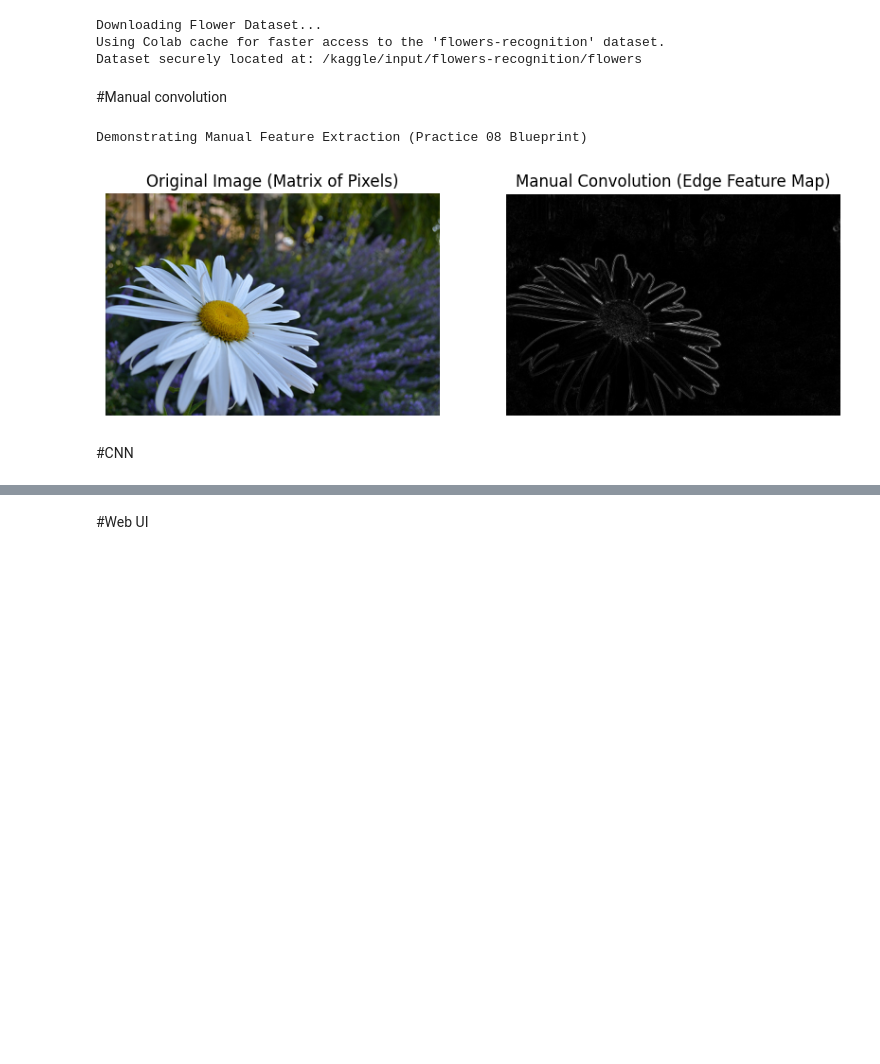
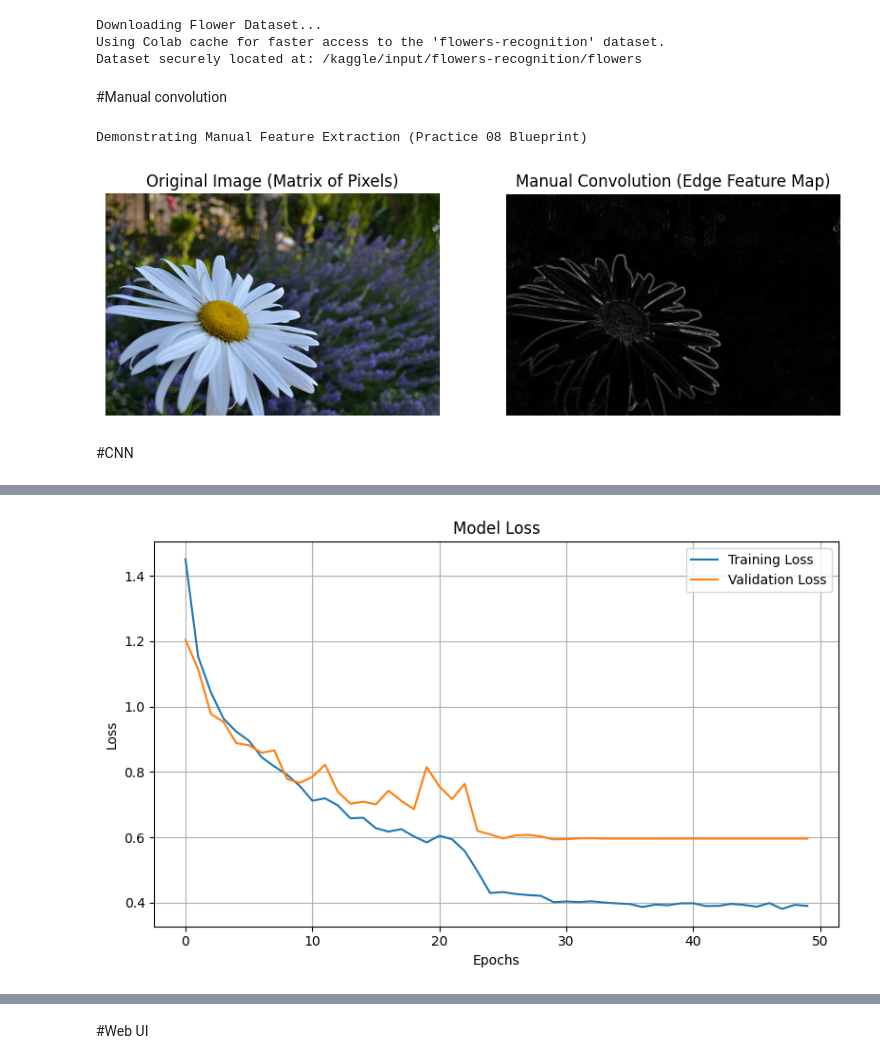
Before and after one commit to lelcash/Flower-Detection, a Jupyter notebook: Flower_Detection.ipynb, the cells around one changed output, grey strips where cells are left out. Cells and saved outputs as stored; diff of their text form; code cells hidden in the pictures; blank space fills up the shorter version.

Commit message:
Improved model. Training accuracy and loss plots.

```diff
--- a/Flower_Detection.ipynb
+++ b/Flower_Detection.ipynb
@@ -195,0 +200,94 @@ Found Convolutional layer at index 1.
+# %%
+img_height = 150
+img_width = 150
+
+
+def build_cnn_model(img_height, img_width, num_classes):
+    model = models.Sequential([
+        layers.RandomFlip("horizontal", input_shape=(img_height, img_width, 3)),
+        layers.RandomRotation(0.1),
+        layers.RandomZoom(0.1),
+
+        layers.Rescaling(1./255),
+
+        layers.Conv2D(32, 5, padding='same', activation='relu'),
+        layers.MaxPooling2D(),
+
+        layers.Conv2D(64, 3, padding='same', activation='relu'),
+        layers.MaxPooling2D(),
+
+        layers.Conv2D(96, 3, padding='same', activation='relu'),
+        layers.MaxPooling2D(),
+
+        layers.Conv2D(96, 3, padding='same', activation='relu'),
+        layers.MaxPooling2D(),
+
+        layers.Dropout(0.3),
+
+        layers.Flatten(),
+        layers.Dense(256, activation='relu'),
+        layers.Dense(num_classes, activation='softmax')
+    ])
+
+    model.compile(
+        optimizer=tf.keras.optimizers.Adam(learning_rate=0.001),
+        loss='sparse_categorical_crossentropy',
+        metrics=['accuracy']
+    )
+
+    return model
+
+
+model = build_cnn_model(img_height, img_width, len(class_names))
+
+
+datagen = tf.keras.preprocessing.image.ImageDataGenerator(
+    rotation_range=10,
+    zoom_range=0.1,
+    width_shift_range=0.2,
+    height_shift_range=0.2,
+    horizontal_flip=True
+)
+
+train_ds_aug = train_ds.map(lambda x, y: (tf.image.random_flip_left_right(x), y))
+
+
+red_lr = ReduceLROnPlateau(
+    monitor='val_accuracy',
+    patience=5,
+    verbose=1,
+    factor=0.1
+)
+
+
+history = model.fit(
+    train_ds_aug,
+    validation_data=val_ds,
+    epochs=50,
+    callbacks=[red_lr]
+)
+
+
+plt.figure(figsize=(8,5))
+plt.plot(history.history["loss"], label="Training Loss")
+plt.plot(history.history["val_loss"], label="Validation Loss")
+plt.title("Model Loss")
+plt.xlabel("Epochs")
+plt.ylabel("Loss")
+plt.legend()
+plt.grid(True)
+plt.tight_layout()
+plt.show()
+
+
+plt.figure(figsize=(8,5))
+plt.plot(history.history["accuracy"], label="Training Accuracy")
+plt.plot(history.history["val_accuracy"], label="Validation Accuracy")
+plt.title("Model Accuracy")
+plt.xlabel("Epochs")
+plt.ylabel("Accuracy")
+plt.legend()
+plt.grid(True)
+plt.tight_layout()
+plt.show()
+# %% [output]
@@ -195,0 +311 @@ Found Convolutional layer at index 1.
+[figure, added]
```
Also changed, not shown: parts of 5 cells of this notebook.
